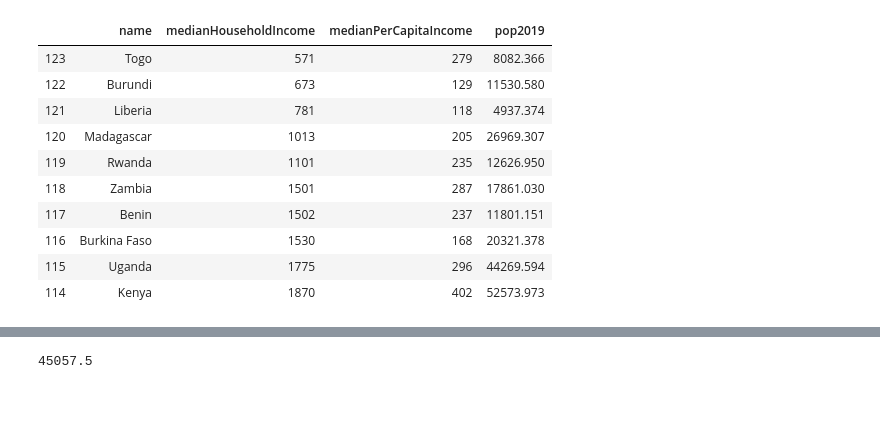
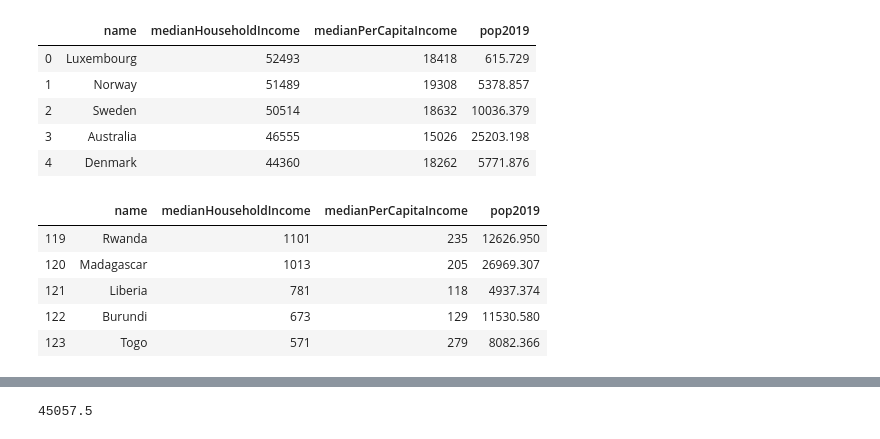
Before and after one commit to RahmanMonty/DATA690-WANG, a Jupyter notebook: Project/StatProject.ipynb, the cells around one changed output, grey strips where cells are left out. Drawn from its saved outputs; the diff is of its cells as text; code cells hidden in the pictures; blank space fills up the shorter version.

```diff
--- a/Project/StatProject.ipynb
+++ b/Project/StatProject.ipynb
@@ -38,15 +42,20 @@ rich
-# %%
-poor = df.nsmallest(10, "medianHouseholdIncome")
-poor
-# %% [output]
-|  | name | medianHouseholdIncome | medianPerCapitaIncome | pop2019 |
-| 123 | Togo | 571 | 279 | 8082.366 |
-| 122 | Burundi | 673 | 129 | 11530.580 |
-| 121 | Liberia | 781 | 118 | 4937.374 |
-| 120 | Madagascar | 1013 | 205 | 26969.307 |
-| 119 | Rwanda | 1101 | 235 | 12626.950 |
-| 118 | Zambia | 1501 | 287 | 17861.030 |
-| 117 | Benin | 1502 | 237 | 11801.151 |
-| 116 | Burkina Faso | 1530 | 168 | 20321.378 |
-| 115 | Uganda | 1775 | 296 | 44269.594 |
-| 114 | Kenya | 1870 | 402 | 52573.973 |
+# %%
+df.head()
+# The variable df is now showing the head, or the first 5 rows, of the CSV file
+# %% [output]
+|  | name | medianHouseholdIncome | medianPerCapitaIncome | pop2019 |
+| 0 | Luxembourg | 52493 | 18418 | 615.729 |
+| 1 | Norway | 51489 | 19308 | 5378.857 |
+| 2 | Sweden | 50514 | 18632 | 10036.379 |
+| 3 | Australia | 46555 | 15026 | 25203.198 |
+| 4 | Denmark | 44360 | 18262 | 5771.876 |
+# %%
+df.tail()
+# The variable df is now showing the tail, or the last 5 rows, of the CSV file
+# %% [output]
+|  | name | medianHouseholdIncome | medianPerCapitaIncome | pop2019 |
+| 119 | Rwanda | 1101 | 235 | 12626.950 |
+| 120 | Madagascar | 1013 | 205 | 26969.307 |
+| 121 | Liberia | 781 | 118 | 4937.374 |
+| 122 | Burundi | 673 | 129 | 11530.580 |
+| 123 | Togo | 571 | 279 | 8082.366 |
```
Also changed, not shown: parts of 8 cells of this notebook.
